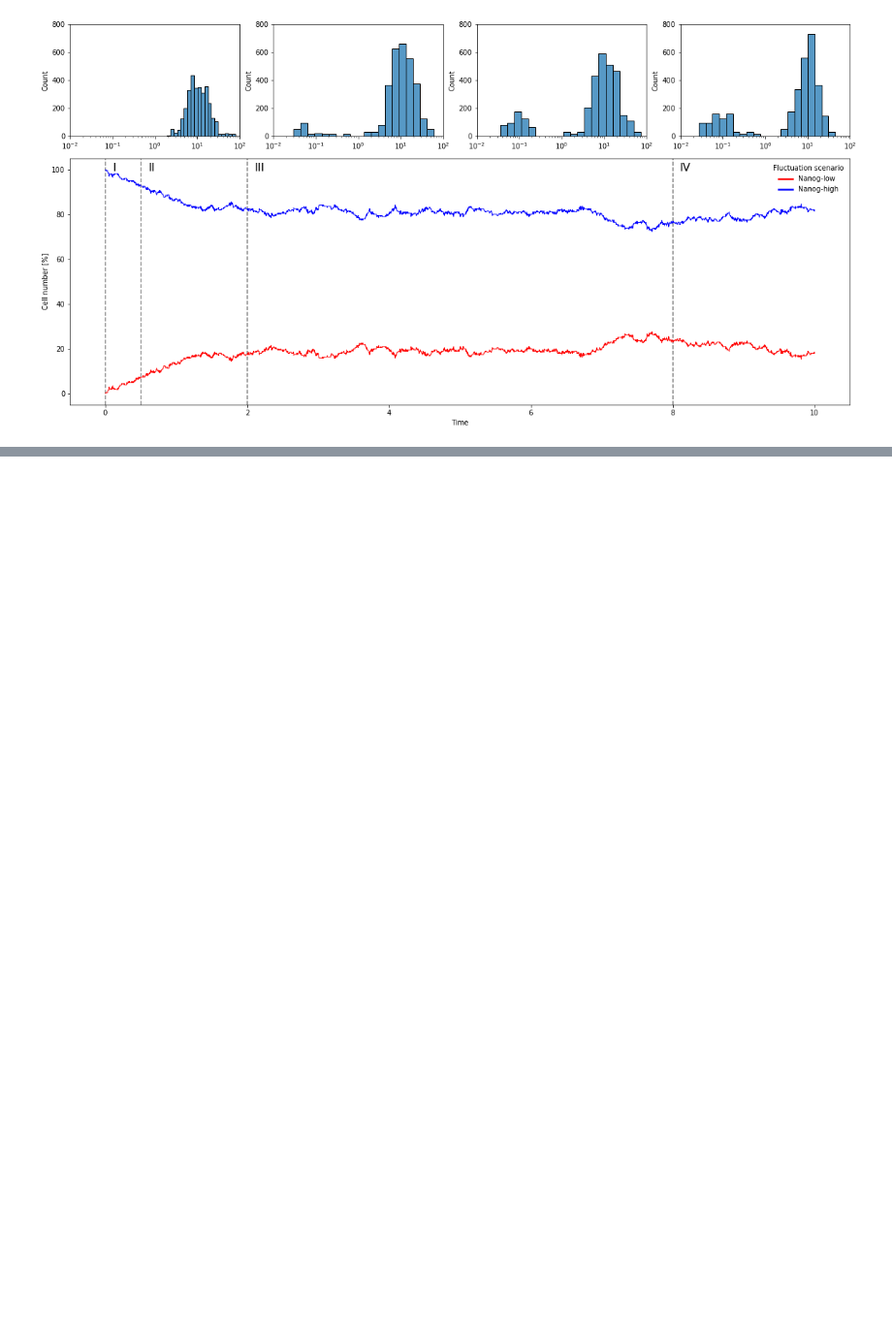
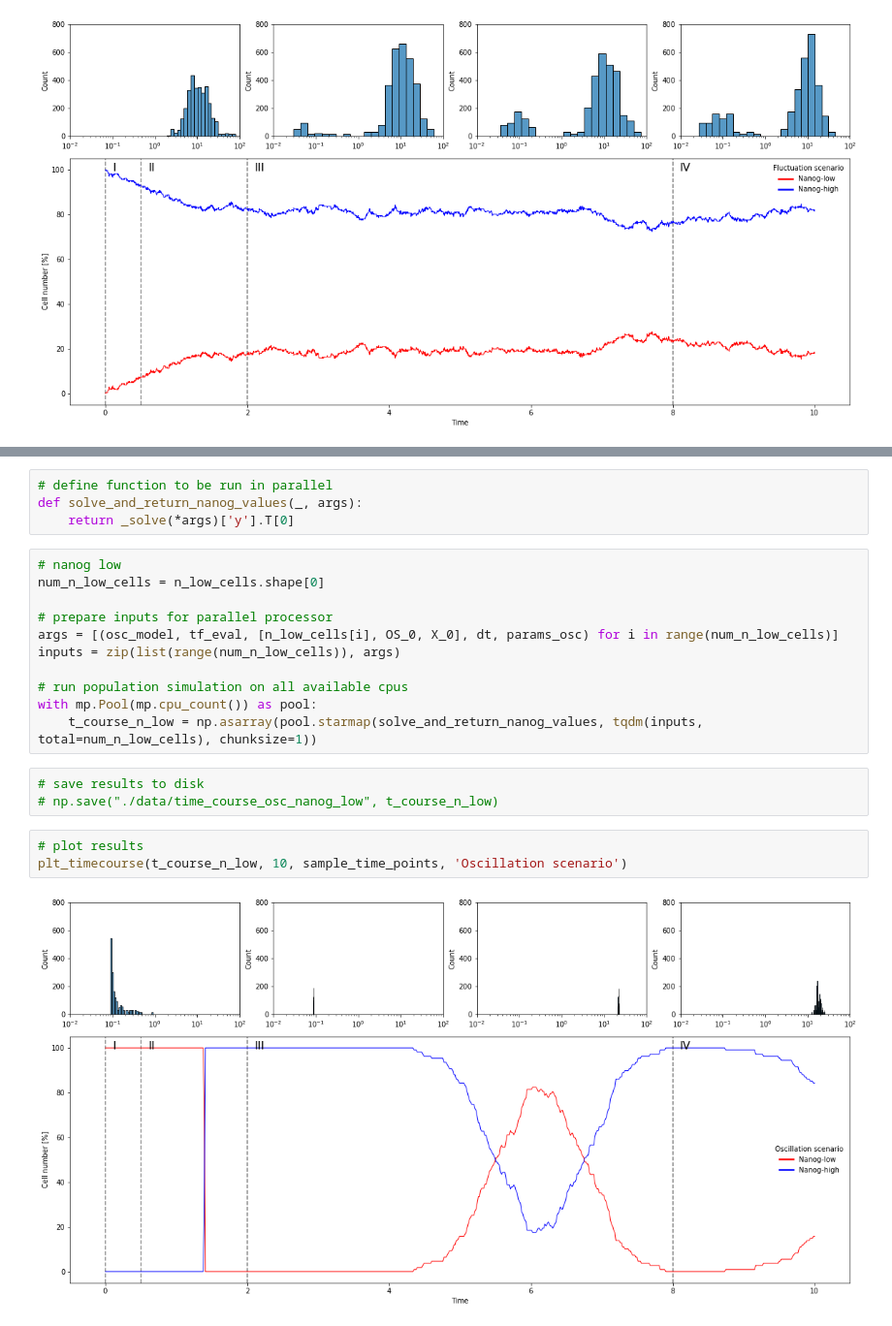
Before and after one commit to martinfg/modelling-nanog-variability, a Jupyter notebook: notebook.ipynb, the cells around one changed output, grey strips where cells are left out. Shown at 97% size. Saved outputs shown, nothing was run; the diff lists cells and outputs as text; blank space fills up the shorter version.

```diff
--- a/notebook.ipynb
+++ b/notebook.ipynb
@@ -783,0 +702,23 @@ plot_traj_with_signal(traj2)
+# %%
+# define function to be run in parallel
+def solve_and_return_nanog_values(_, args):
+    return _solve(*args)['y'].T[0]
+# %%
+# nanog low
+num_n_low_cells = n_low_cells.shape[0]
+
+# prepare inputs for parallel processor
+args = [(osc_model, tf_eval, [n_low_cells[i], OS_0, X_0], dt, params_osc) for i in range(num_n_low_cells)]
+inputs = zip(list(range(num_n_low_cells)), args)
+
+# run population simulation on all available cpus
+with mp.Pool(mp.cpu_count()) as pool:
+    t_course_n_low = np.asarray(pool.starmap(solve_and_return_nanog_values, tqdm(inputs, total=num_n_low_cells), chunksize=1))
+# %%
+# save results to disk
+# np.save("./data/time_course_osc_nanog_low", t_course_n_low)
+# %%
+# plot results
+plt_timecourse(t_course_n_low, 10, sample_time_points, 'Oscillation scenario')
+# %% [output]
+[figure, added]
```
Also changed, not shown: parts of 65 cells of this notebook.
